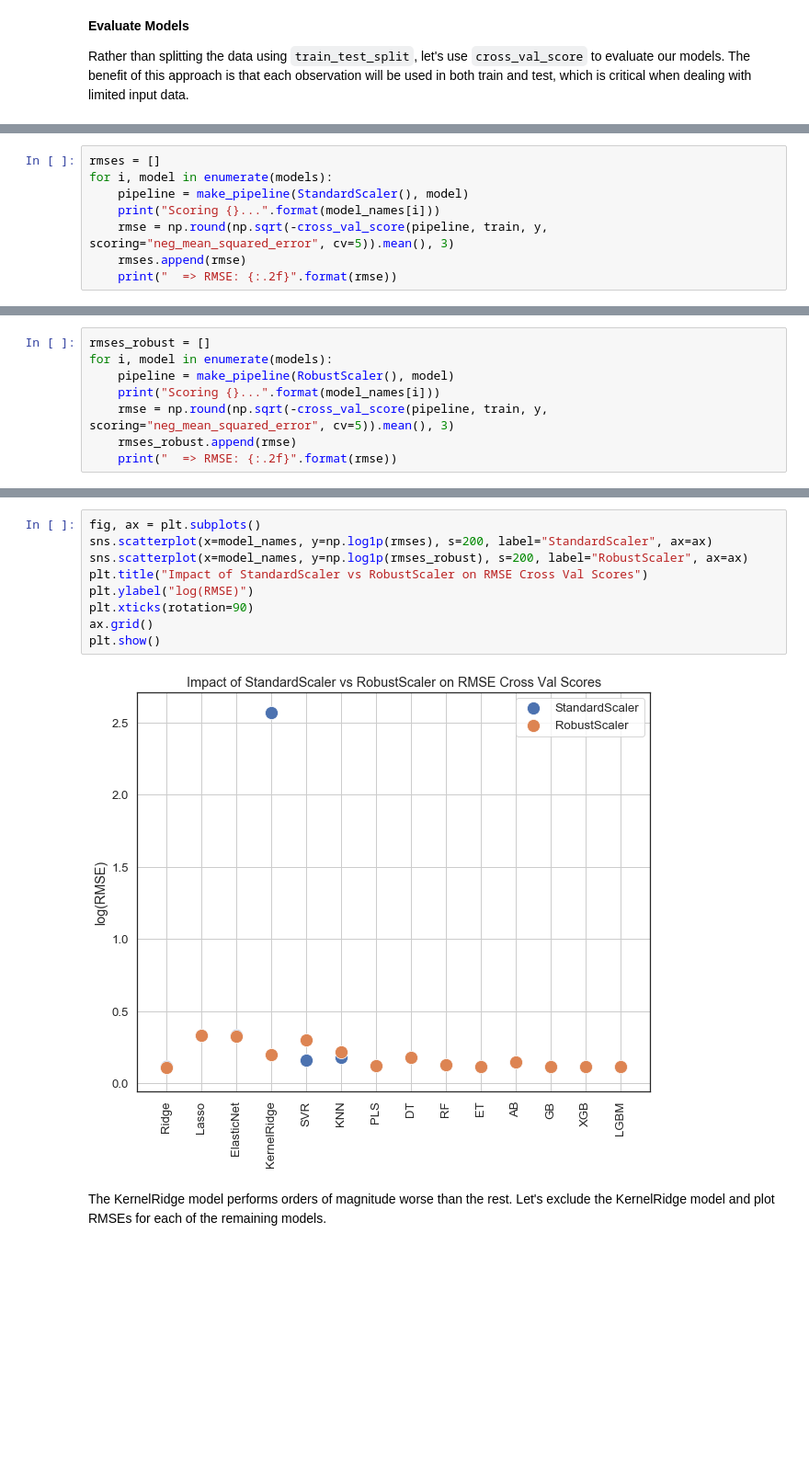
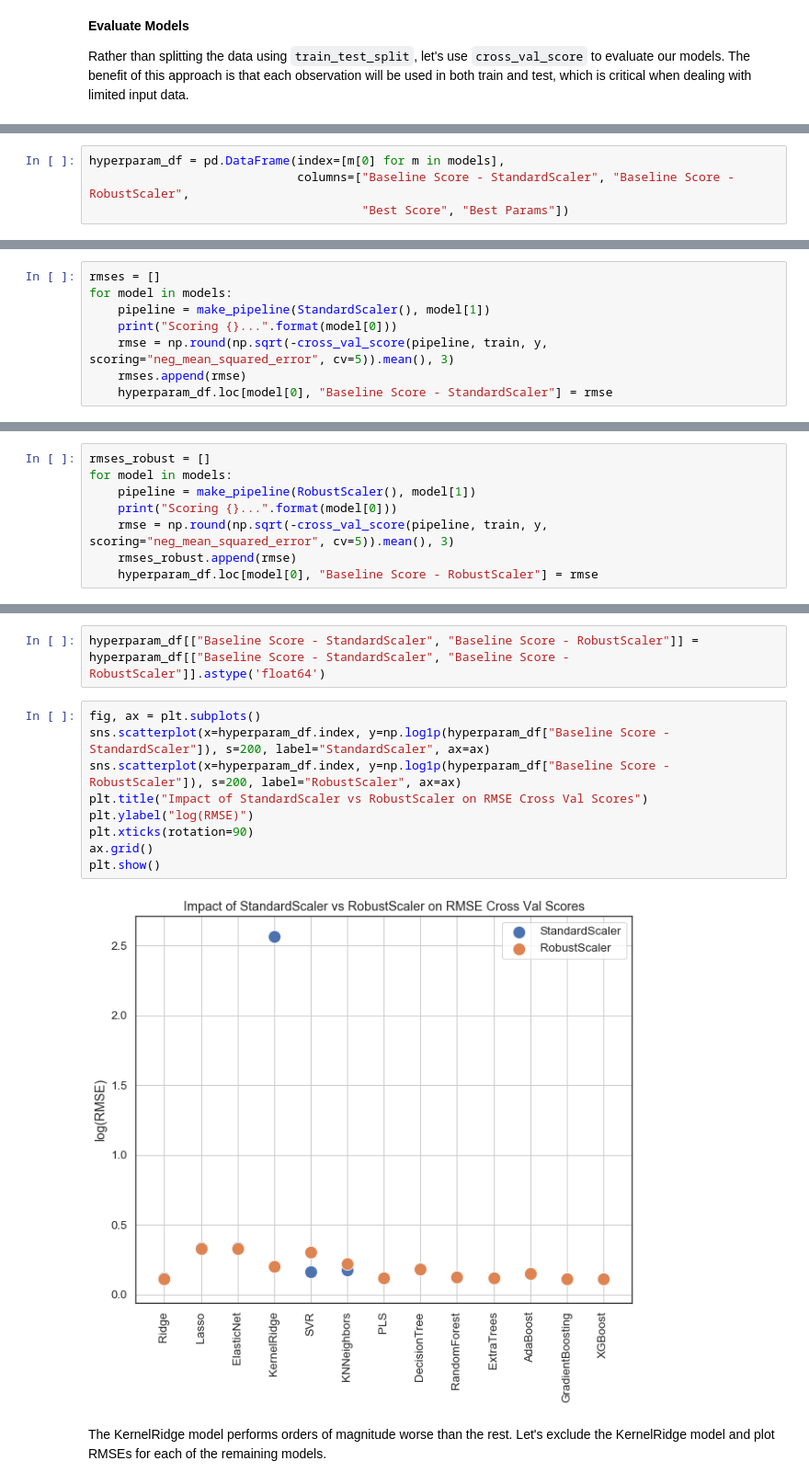
Before and after one commit to amypeniston/kaggle-competitions, a Jupyter notebook: house-prices/2_Data_Prep_Modeling.ipynb, the cells around one changed output, grey strips where cells are left out. Shown at 92% size. Saved outputs shown, nothing was run; the diff lists cells and outputs as text; blank space fills up the shorter version.

Commit message:
Refactored hyperparameter optimization

```diff
--- a/house-prices/2_Data_Prep_Linear_Models.ipynb
+++ b/house-prices/2_Data_Prep_Modeling.ipynb
@@ -546,0 +548,4 @@ Using `StandardScaler()`:
+# %%
+hyperparam_df = pd.DataFrame(index=[m[0] for m in models],
+                             columns=["Baseline Score - StandardScaler", "Baseline Score - RobustScaler",
+                                      "Best Score", "Best Params"])
@@ -547,10 +554,10 @@ Using `StandardScaler()`:
 # %%
 rmses = []
-for i, model in enumerate(models):
-    pipeline = make_pipeline(StandardScaler(), model)
-    print("Scoring {}...".format(model_names[i]))
+for model in models:
+    pipeline = make_pipeline(StandardScaler(), model[1])
+    print("Scoring {}...".format(model[0]))
     rmse = np.round(np.sqrt(-cross_val_score(pipeline, train, y, scoring="neg_mean_squared_error", cv=5)).mean(), 3)
     rmses.append(rmse)
-    print("  => RMSE: {:.2f}".format(rmse))
+    hyperparam_df.loc[model[0], "Baseline Score - StandardScaler"] = rmse
 # %% [output]
 Scoring Ridge...
@@ -578,10 +578,10 @@ Using `RobustScaler()`:
 # %%
 rmses_robust = []
-for i, model in enumerate(models):
-    pipeline = make_pipeline(RobustScaler(), model)
-    print("Scoring {}...".format(model_names[i]))
+for model in models:
+    pipeline = make_pipeline(RobustScaler(), model[1])
+    print("Scoring {}...".format(model[0]))
     rmse = np.round(np.sqrt(-cross_val_score(pipeline, train, y, scoring="neg_mean_squared_error", cv=5)).mean(), 3)
     rmses_robust.append(rmse)
-    print("  => RMSE: {:.2f}".format(rmse))
+    hyperparam_df.loc[model[0], "Baseline Score - RobustScaler"] = rmse
 # %% [output]
 Scoring Ridge...
@@ -609,13 +602,15 @@ Using `RobustScaler` significantly reduced the RMSE score for the KernelRidge mo
+# %%
+hyperparam_df[["Baseline Score - StandardScaler", "Baseline Score - RobustScaler"]] = hyperparam_df[["Baseline Score - StandardScaler", "Baseline Score - RobustScaler"]].astype('float64')
 # %%
 fig, ax = plt.subplots()
-sns.scatterplot(x=model_names, y=np.log1p(rmses), s=200, label="StandardScaler", ax=ax)
-sns.scatterplot(x=model_names, y=np.log1p(rmses_robust), s=200, label="RobustScaler", ax=ax)
+sns.scatterplot(x=hyperparam_df.index, y=np.log1p(hyperparam_df["Baseline Score - StandardScaler"]), s=200, label="StandardScaler", ax=ax)
+sns.scatterplot(x=hyperparam_df.index, y=np.log1p(hyperparam_df["Baseline Score - RobustScaler"]), s=200, label="RobustScaler", ax=ax)
 plt.title("Impact of StandardScaler vs RobustScaler on RMSE Cross Val Scores")
 plt.ylabel("log(RMSE)")
 plt.xticks(rotation=90)
 ax.grid()
 plt.show()
 # %% [output]
-[figure, old version]
+[figure, new version]
 # %% [markdown]
 The KernelRidge model performs orders of magnitude worse than the rest. Let's exclude the KernelRidge model and plot RMSEs for each of the remaining models.
```
Also changed, not shown: parts of 57 cells of this notebook, 3 other files.
